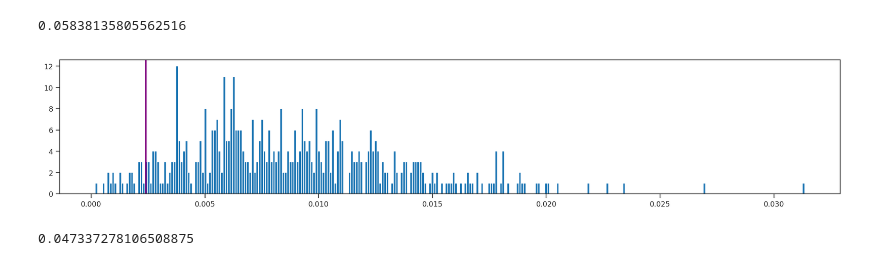
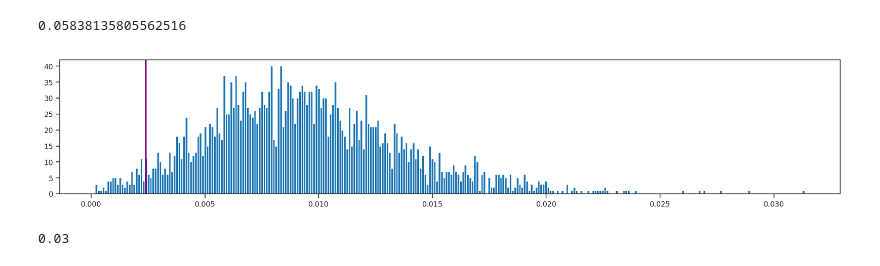
Before and after one commit to alimanfoo/ag1000g-phase2-data-paper, a Jupyter notebook: notebooks/36-variation-in-dsx-Cas9-target/feature_diversity.ipynb, the cells around one changed output. Saved outputs shown, nothing was run; the diff lists cells and outputs as text; code cells hidden in the pictures.

```diff
--- a/notebooks/36-variation-in-dsx-Cas9-target/feature_diversity.ipynb
+++ b/notebooks/36-variation-in-dsx-Cas9-target/feature_diversity.ipynb
@@ -943,22 +972,22 @@ np.sum(exon_group_mpd_100_200 <= np.mean(dsx_exon_mean_mpd[1])) / len(exon_group
 # %% [output]
 0.05838135805562516
 # %%
-# For the longest exon, we use the 500 - 600 distribution
-exon_positions_500_600 = ((seq_cls == CLS_EXON_LAST) | (seq_cls == CLS_EXON_MID) | (seq_cls == CLS_EXON_FIRST)) & (seq_flen > 500) & (seq_flen < 600)
-exon_values_500_600 = seq_mpd[exon_positions_500_600]
-seq_exon_group_values_500_600 = seq_exon_group[exon_positions_500_600]
-exon_values_grouped_500_600 = pd.Series(exon_values_500_600).groupby(seq_exon_group_values_500_600)
-exon_group_sizefilter_500_600 = exon_values_grouped_500_600.size() >= 20
-exon_group_mpd_500_600 = exon_values_grouped_500_600.mean()[exon_group_sizefilter_500_600]
+# For the longest exon, we use the 500+ distribution
+exon_positions_500plus = ((seq_cls == CLS_EXON_LAST) | (seq_cls == CLS_EXON_MID) | (seq_cls == CLS_EXON_FIRST)) & (seq_flen > 500)
+exon_values_500plus = seq_mpd[exon_positions_500plus]
+seq_exon_group_values_500plus = seq_exon_group[exon_positions_500plus]
+exon_values_grouped_500plus = pd.Series(exon_values_500plus).groupby(seq_exon_group_values_500plus)
+exon_group_sizefilter_500plus = exon_values_grouped_500plus.size() >= 20
+exon_group_mpd_500plus = exon_values_grouped_500plus.mean()[exon_group_sizefilter_500plus]
 fig, ax = plt.subplots(figsize=(17, 3))
-ax.hist(exon_group_mpd_500_600, bins = 300)
+ax.hist(exon_group_mpd_500plus, bins = 300)
 ax.axvline(dsx_exon_mean_mpd[3], color='purple', lw = 2)
 plt.show()
 # %% [output]
-[figure, old version]
+[figure, new version]
 # %%
 # What proportion of the distribution is at least as small as the exon?
-np.sum(exon_group_mpd_500_600 <= np.mean(dsx_exon_mean_mpd[3])) / len(exon_group_mpd_500_600)
-# It's 5%
+np.sum(exon_group_mpd_500plus <= np.mean(dsx_exon_mean_mpd[3])) / len(exon_group_mpd_500plus)
+# It's 3%
 # %% [output]
-0.047337278106508875
+0.03
```
Also changed, not shown: parts of 27 cells of this notebook.
